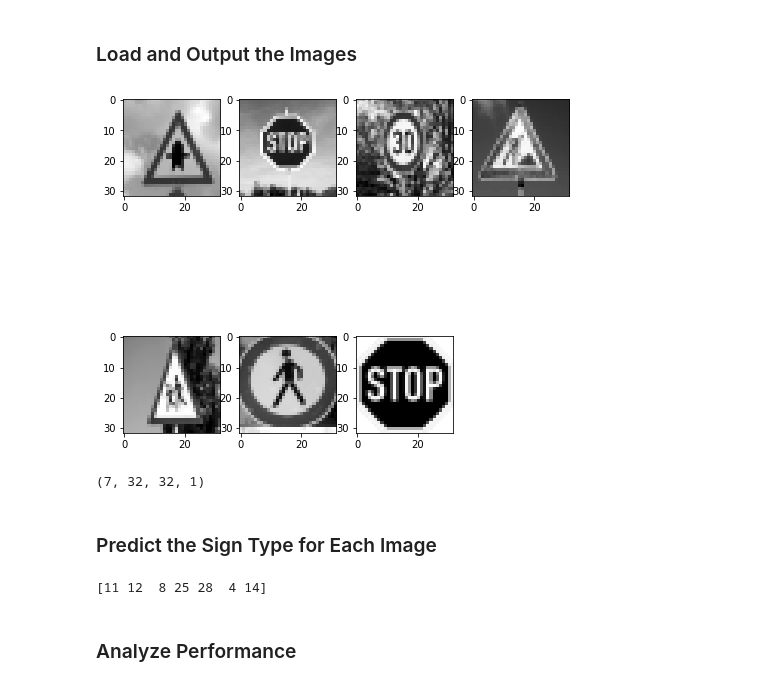
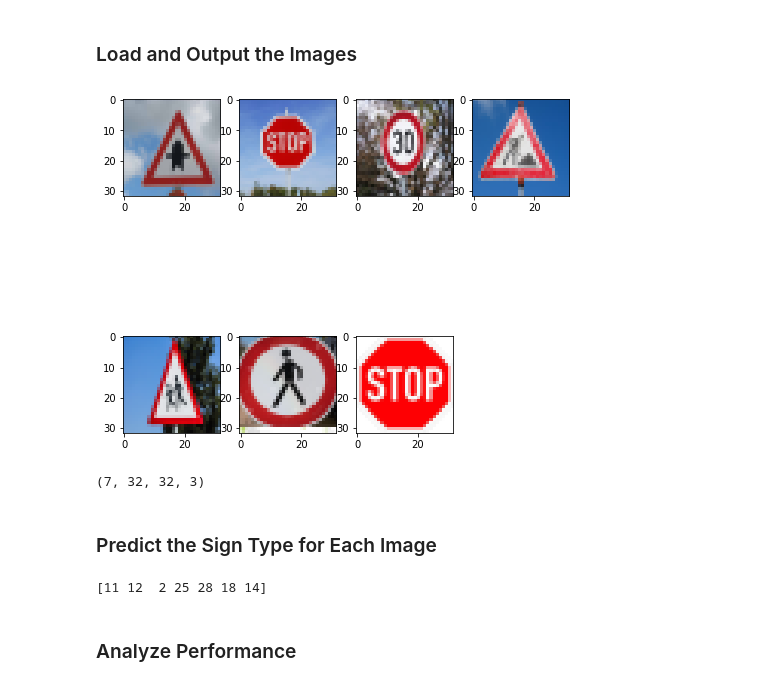
Before and after one commit to adriendod/traffic-sign-classifier, a Jupyter notebook: Traffic_Sign_Classifier.ipynb, the cells around one changed output. Saved outputs shown, nothing was run; the diff lists cells and outputs as text; code cells hidden in the pictures.

```diff
--- a/Traffic_Sign_Classifier.ipynb
+++ b/Traffic_Sign_Classifier.ipynb
@@ -178,8 +182,7 @@ import cv2
 
 def reshape_images(imgs):
   def normalize(img):
-    img = cv2.cvtColor(img, cv2.COLOR_RGB2GRAY)
-    img = np.array(img/255, dtype=np.float32).reshape(32,32,1)
+    img = np.array(img/255, dtype=np.float32).reshape(32,32,3)
     return img
   normalized = [normalize(img) for img in imgs]
   return np.array(normalized)
@@ -210,8 +213,8 @@ def LeNet(x, keep_prob):
     mu = 0
     sigma = 0.1
 
-    #Layer 1: Convolutional. Input = 32x32x1. Output = 28x28x32.
-    conv1_W = tf.Variable(tf.truncated_normal(shape=(5, 5, 1, 32), mean = mu, stddev = sigma))
+    #Layer 1: Convolutional. Input = 32x32x3. Output = 28x28x32.
+    conv1_W = tf.Variable(tf.truncated_normal(shape=(5, 5, 3, 32), mean = mu, stddev = sigma))
     conv1_b = tf.Variable(tf.zeros(32))
     conv1   = tf.nn.conv2d(x, conv1_W, strides=[1, 1, 1, 1], padding='VALID') + conv1_b
 
@@ -230,7 +233,7 @@ def LeNet(x, keep_prob):
     #Activation.
     conv2_activation = conv2 = tf.nn.relu(conv2)
 
-    #Pooling. Input = 10x10x16. Output = 5x5x64.
+    #Pooling. Input = 10x10x64. Output = 5x5x64.
     conv2 = tf.nn.max_pool(conv2, ksize=[1, 2, 2, 1], strides=[1, 2, 2, 1], padding='VALID')
 
     #Flatten. Input = 5x5x64. Output = 1600.
@@ -287,7 +290,7 @@ sets imply underfitting. A high accuracy on the training set but low accuracy on
 ### the accuracy on the test set should be calculated and reported as well.
 ### Feel free to use as many code cells as needed.
 # %%
-x = tf.placeholder(tf.float32, (None, 32, 32, 1))
+x = tf.placeholder(tf.float32, (None, 32, 32, 3))
 y = tf.placeholder(tf.int32, (None))
 one_hot_y = tf.one_hot(y, n_classes)
 keep_prob = tf.placeholder(tf.float32)
@@ -392,28 +395,27 @@ You may find `signnames.csv` useful as it contains mappings from the class id (i
 # %%
 ### Load the images and plot them here.
 ### Feel free to use as many code cells as needed.
 
 import glob
 import matplotlib.image as mpimg
 
 images = glob.glob('/content/gdrive/My Drive/Data Science/Datasets/german_signs/*')
 test_data = []
 fig=plt.figure(figsize=(8, 8))
 for i in range(1, len(images)):
   img = mpimg.imread(images[i-1])
-  img = cv2.cvtColor(img, cv2.COLOR_RGB2GRAY)
   img =cv2.resize(img, (32,32), interpolation = cv2.INTER_AREA)
   img = np.array(img/255, dtype=np.float32)
   fig.add_subplot(2, 4, i)
-  plt.imshow(img, cmap="gray")
-  img = img.reshape(32,32,1)
+  plt.imshow(img)
+  img = img.reshape(32,32,3)
   test_data.append(img)
 plt.show()
 test_data = np.array(test_data)
 print(test_data.shape)
 # %% [output]
-[figure, old version]
+[figure, new version]
-(7, 32, 32, 1)
+(7, 32, 32, 3)
 # %% [markdown]
 ### Predict the Sign Type for Each Image
 # %%
@@ -425,7 +427,7 @@ with tf.Session() as sess:
         results = sess.run(tf.argmax(logits, 1), {x : test_data, keep_prob:1.0})
 print(results)
 # %% [output]
-[11 12  8 25 28  4 14]
+[11 12  2 25 28 18 14]
 # %% [markdown]
 ### Analyze Performance
 # %%
```
Also changed, not shown: parts of 4 cells of this notebook.
